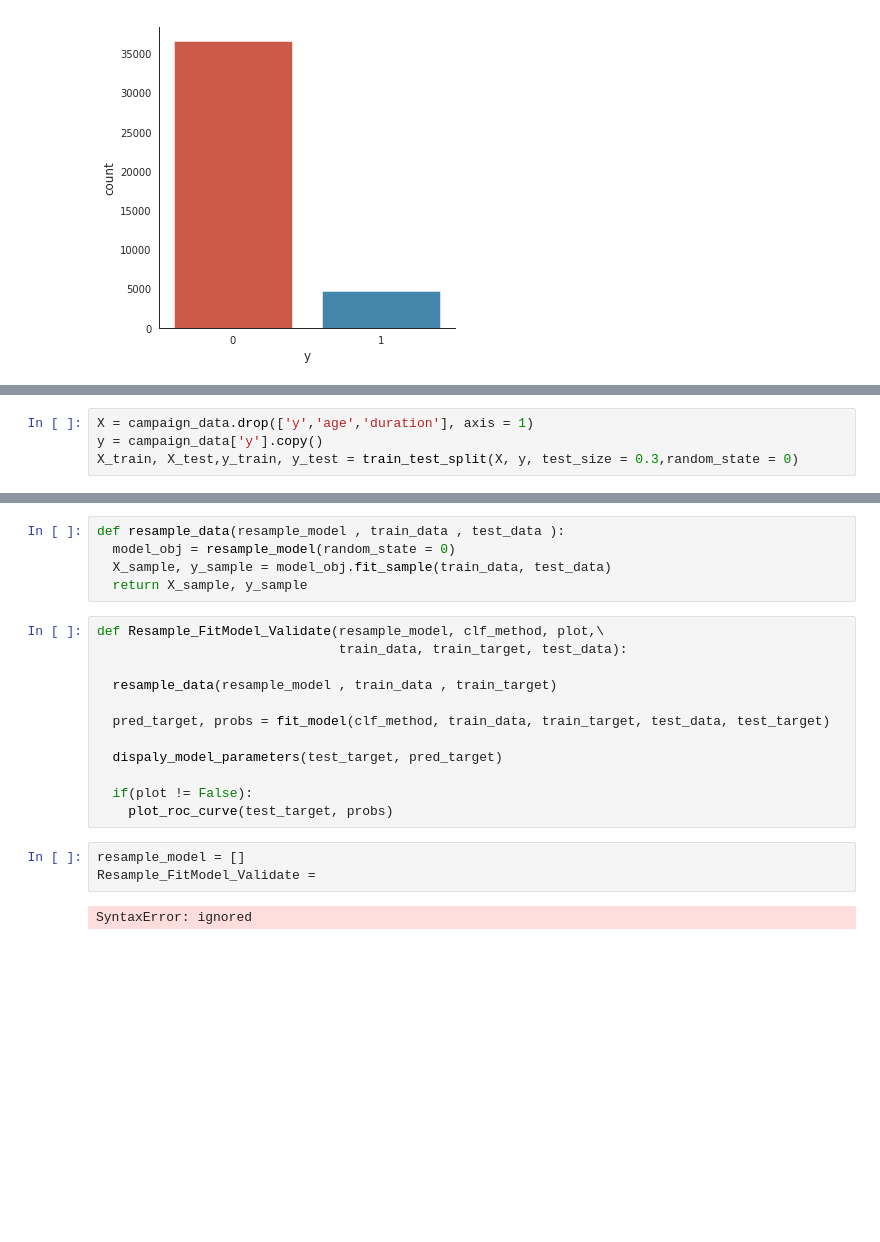
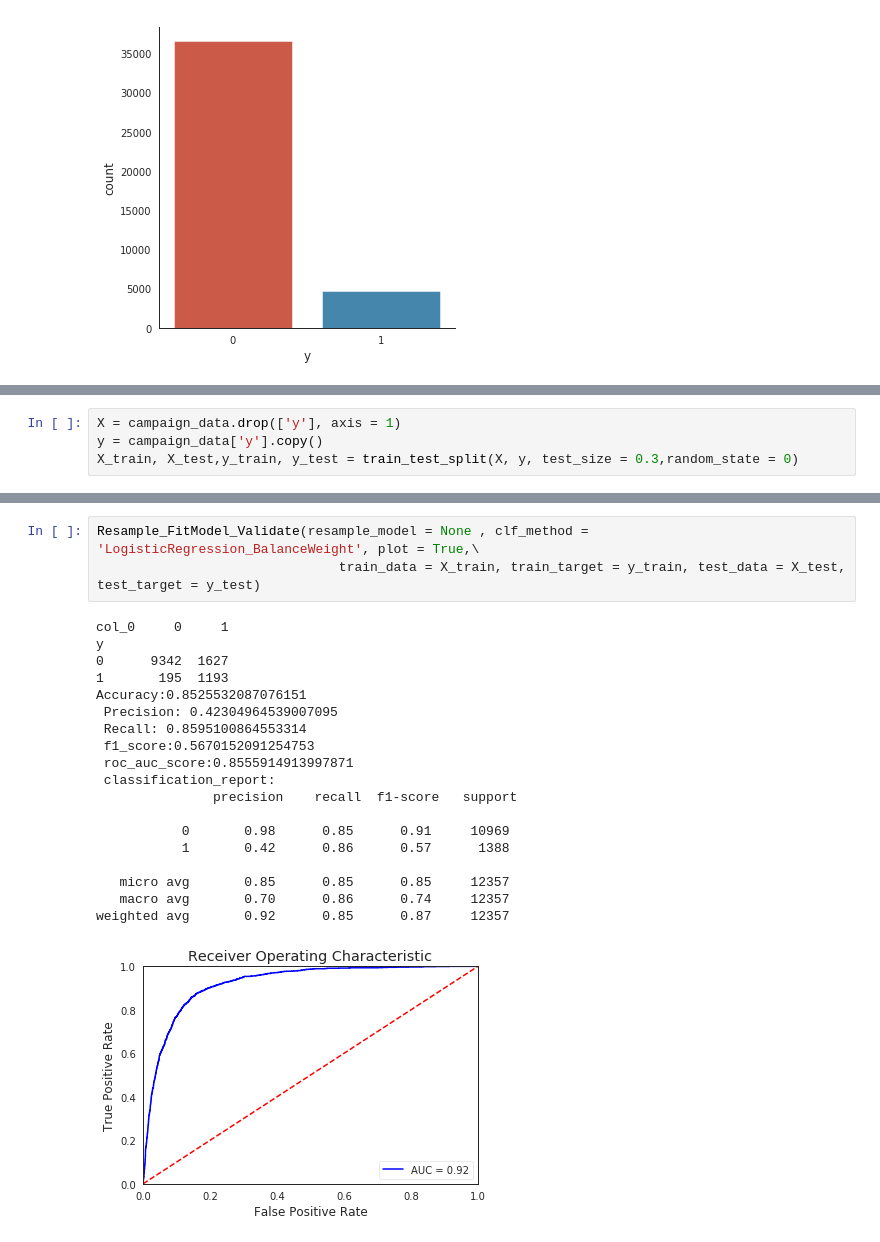
Before and after one commit to tripidhoble/Greyatom-Hackathon1, a Jupyter notebook: Marketing_Campaign.ipynb, the cells around one changed output, grey strips where cells are left out. Saved outputs shown, nothing was run; the diff lists cells and outputs as text; blank space fills up the shorter version.

```diff
--- a/Marketing_Campaign.ipynb
+++ b/Marketing_Campaign.ipynb
@@ -506,4 +650,4 @@ sns.catplot('y',data=campaign_data,kind="count")
 # %%
-X = campaign_data.drop(['y','age','duration'], axis = 1)
+X = campaign_data.drop(['y'], axis = 1)
 y = campaign_data['y'].copy()
 X_train, X_test,y_train, y_test = train_test_split(X, y, test_size = 0.3,random_state = 0)
@@ -594,22 +654,23 @@ def fit_model(sel_clf_method, train_data, train_target, test_data):
-# %%
-def resample_data(resample_model , train_data , test_data ):
-  model_obj = resample_model(random_state = 0)
-  X_sample, y_sample = model_obj.fit_sample(train_data, test_data)
-  return X_sample, y_sample
-# %%
-def Resample_FitModel_Validate(resample_model, clf_method, plot,\
-                               train_data, train_target, test_data):
-
-  resample_data(resample_model , train_data , train_target)
-
-  pred_target, probs = fit_model(clf_method, train_data, train_target, test_data, test_target)
-
-  dispaly_model_parameters(test_target, pred_target)
-
-  if(plot != False):
-    plot_roc_curve(test_target, probs)
-# %%
-resample_model = []
-Resample_FitModel_Validate =
-# %% [output]
-SyntaxError: ignored
+# %%
+Resample_FitModel_Validate(resample_model = None , clf_method = 'LogisticRegression_BalanceWeight', plot = True,\
+                               train_data = X_train, train_target = y_train, test_data = X_test, test_target = y_test)
+# %% [output]
+col_0     0     1
+y
+0      9342  1627
+1       195  1193
+Accuracy:0.8525532087076151
+ Precision: 0.42304964539007095
+ Recall: 0.8595100864553314
+ f1_score:0.5670152091254753
+ roc_auc_score:0.8555914913997871
+ classification_report:
+               precision    recall  f1-score   support
+
+           0       0.98      0.85      0.91     10969
+           1       0.42      0.86      0.57      1388
+
+   micro avg       0.85      0.85      0.85     12357
+   macro avg       0.70      0.86      0.74     12357
+weighted avg       0.92      0.85      0.87     12357
+[figure, added]
```
Also changed, not shown: parts of 57 cells of this notebook.
